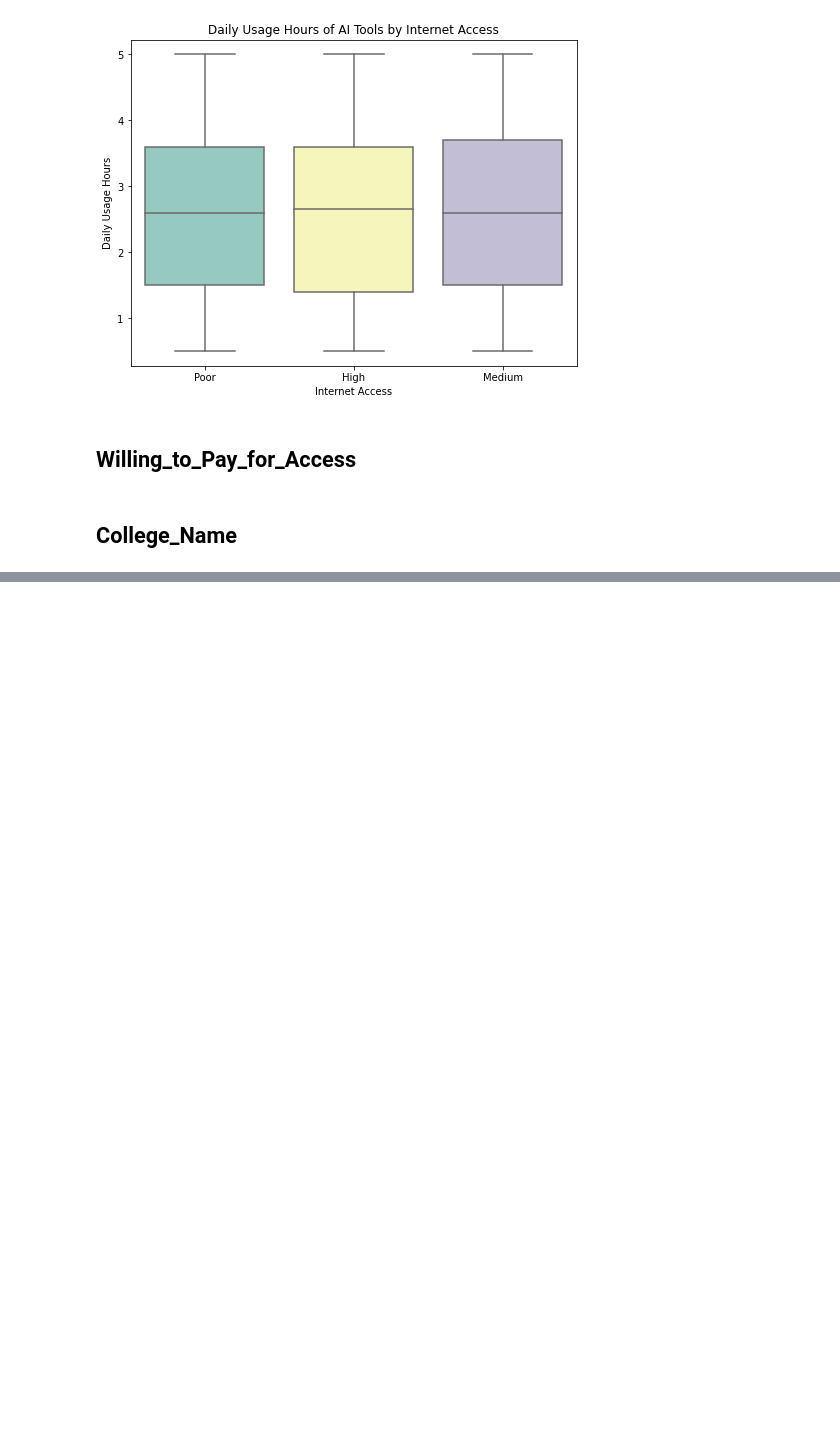
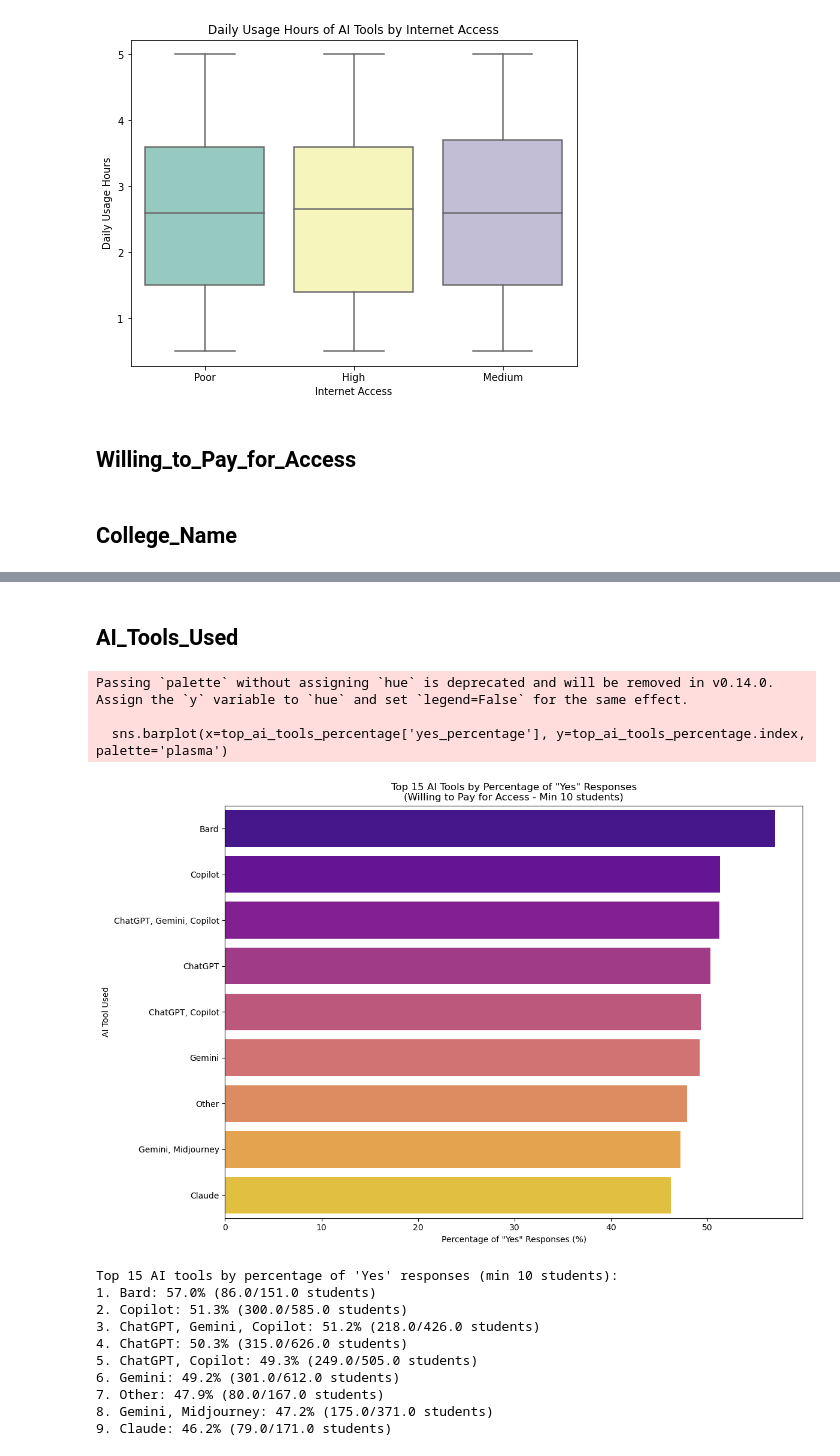
Before and after one commit to jackson9413/Project, a Jupyter notebook: 2_EDA_Analysis.ipynb, the cells around one changed output, grey strips where cells are left out. Drawn from its saved outputs; the diff is of its cells as text; code cells hidden in the pictures; blank space fills up the shorter version.

```diff
--- a/EDA_analysis.ipynb
+++ b/2_EDA_Analysis.ipynb
@@ -438,0 +593,45 @@ TypeError: Could not convert YesNoYesYesNoNoYesNoYesYesYesNoNoNoNoNo to numeric
+# %% [markdown]
+## AI_Tools_Used
+# %%
+# Method 2: Percentage of "Yes" responses by AI tool used (for tools with at least 10 students)
+# Calculate percentage of "Yes" responses for each AI tool
+ai_tool_stats = data.groupby('AI_Tools_Used').agg({
+    'Willing_to_Pay_for_Access': ['count', lambda x: (x == 'Yes').sum()]
+}).round(2)
+
+# Flatten column names
+ai_tool_stats.columns = ['total_students', 'yes_count']
+
+# Calculate percentage
+ai_tool_stats['yes_percentage'] = (ai_tool_stats['yes_count'] / ai_tool_stats['total_students'] * 100).round(1)
+
+# Filter AI tools with at least 10 students and get top 15 by percentage
+ai_tools_filtered = ai_tool_stats[ai_tool_stats['total_students'] >= 10]
+top_ai_tools_percentage = ai_tools_filtered.sort_values('yes_percentage', ascending=False).head(15)
+
+plt.figure(figsize=(12, 8))
+sns.barplot(x=top_ai_tools_percentage['yes_percentage'], y=top_ai_tools_percentage.index, palette='plasma')
+plt.title('Top 15 AI Tools by Percentage of "Yes" Responses\n(Willing to Pay for Access - Min 10 students)')
+plt.xlabel('Percentage of "Yes" Responses (%)')
+plt.ylabel('AI Tool Used')
+plt.tight_layout()
+plt.show()
+
+print("Top 15 AI tools by percentage of 'Yes' responses (min 10 students):")
+for i, (ai_tool, row) in enumerate(top_ai_tools_percentage.iterrows(), 1):
+    print(f"{i}. {ai_tool}: {row['yes_percentage']:.1f}% ({row['yes_count']}/{row['total_students']} students)")
+# %% [output]
+Passing `palette` without assigning `hue` is deprecated and will be removed in v0.14.0. Assign the `y` variable to `hue` and set `legend=False` for the same effect.
+
+  sns.barplot(x=top_ai_tools_percentage['yes_percentage'], y=top_ai_tools_percentage.index, palette='plasma')
+[figure, added]
+Top 15 AI tools by percentage of 'Yes' responses (min 10 students):
+1. Bard: 57.0% (86.0/151.0 students)
+2. Copilot: 51.3% (300.0/585.0 students)
+3. ChatGPT, Gemini, Copilot: 51.2% (218.0/426.0 students)
+4. ChatGPT: 50.3% (315.0/626.0 students)
+5. ChatGPT, Copilot: 49.3% (249.0/505.0 students)
+6. Gemini: 49.2% (301.0/612.0 students)
+7. Other: 47.9% (80.0/167.0 students)
+8. Gemini, Midjourney: 47.2% (175.0/371.0 students)
+9. Claude: 46.2% (79.0/171.0 students)
```
Also changed, not shown: parts of 37 cells of this notebook, 3 other files.
